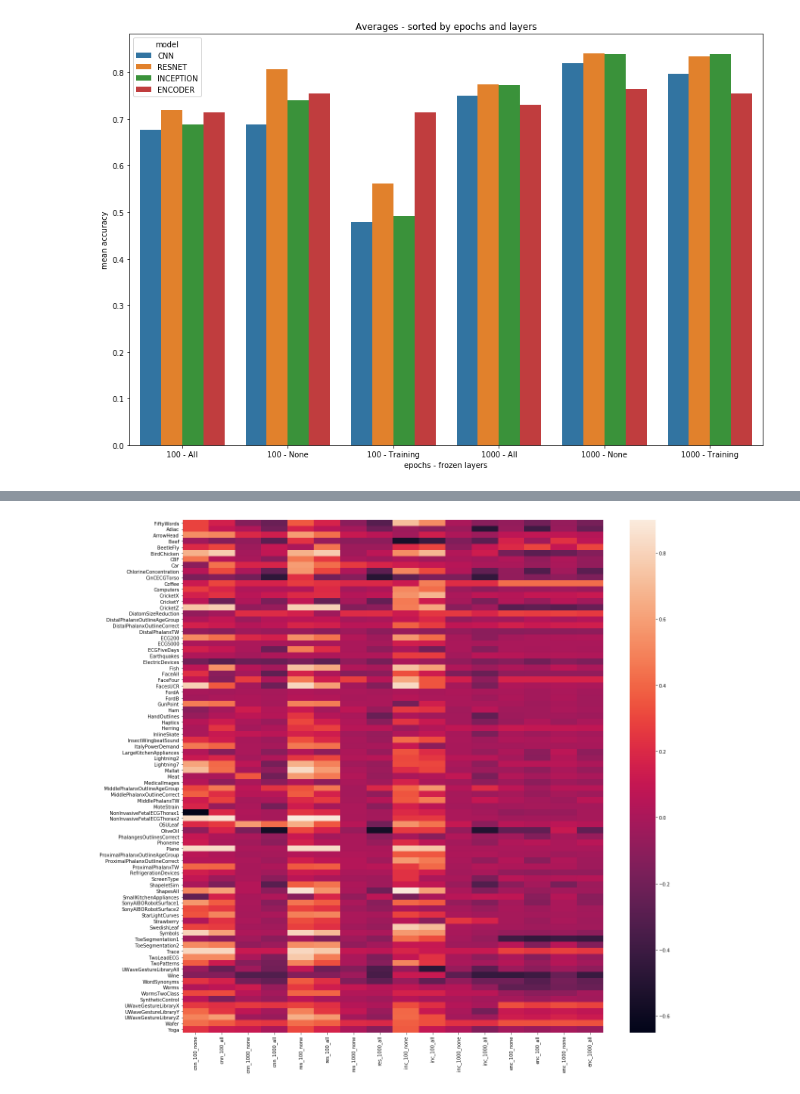
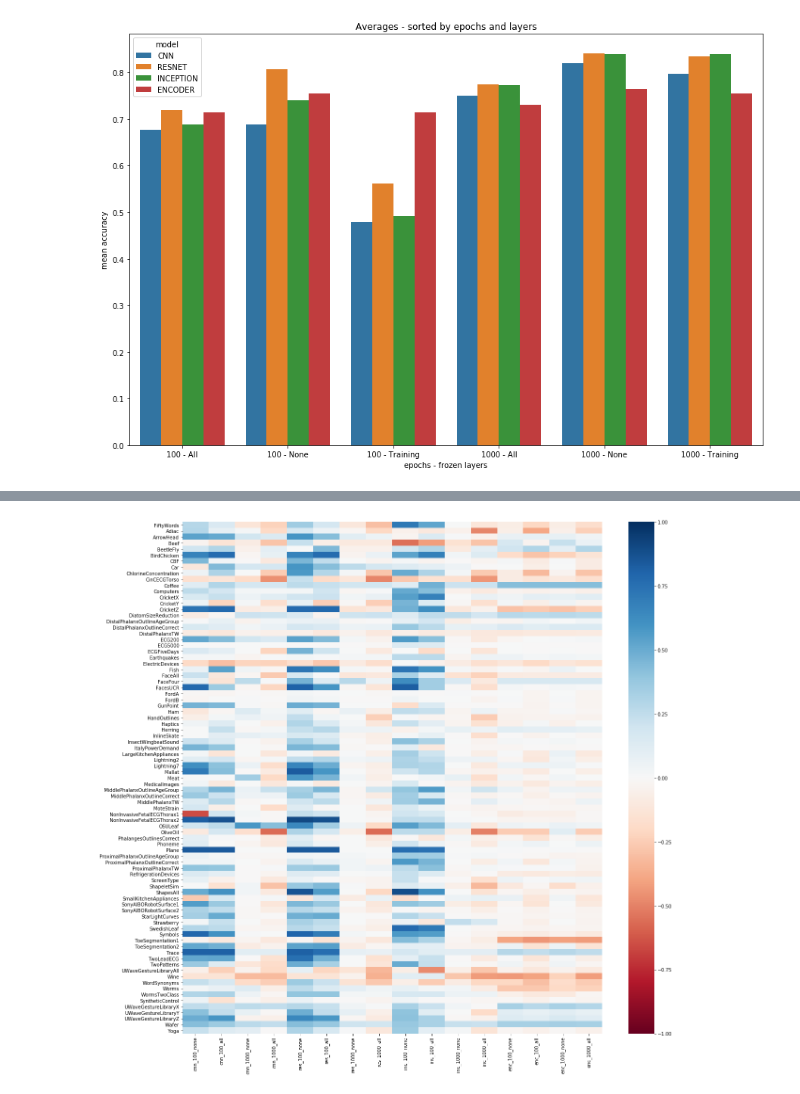
Before and after one commit to pia97/Transfer_Learning, a Jupyter notebook: results/Analyse new.ipynb, the cells around one changed output, grey strips where cells are left out. Drawn from its saved outputs; the diff is of its cells as text; code cells hidden in the pictures.

```diff
--- a/results/Analyse new.ipynb
+++ b/results/Analyse new.ipynb
@@ -55,6 +55,6 @@ def show_bar( set, name ):
     s.axes.yaxis.label.set_text( "accuracy" )
 # %%
-plt.rcParams[ "figure.figsize" ] = [ 40, 20 ]
+plt.rcParams[ "figure.figsize" ] = [ 10, 30 ]
 
 show_bar( df_100_none, '100 Epochs - None frozen' )
 plt.savefig( 'all_accuracy-100_none.png' )
@@ -212,6 +213,7 @@ heat = pd.DataFrame()
 cnn_100_none = df_100_none[ df_100_none[ 'model' ] == 'CNN' ].reset_index()
 cnn_1000_none = df_1000_none[ df_1000_none[ 'model' ] == 'CNN' ].reset_index()
 cnn_1000_all = df_1000_all[ df_1000_all[ 'model' ] == 'CNN' ].reset_index()
+cnn_100_all = df_100_all[ df_100_all[ 'model' ] == 'CNN' ].reset_index()
 
 res_100_none = df_100_none[ df_100_none[ 'model' ] == 'RESNET' ].reset_index()
 res_100_all = df_100_all[ df_100_all[ 'model' ] == 'RESNET' ].reset_index()
@@ -274,12 +276,12 @@ Yoga                     -0.019633    -0.052300      -0.012300     -0.052633
 # %%
 plt.rcParams[ "figure.figsize" ] = [ 20, 20 ]
 
-p = sns.heatmap( heat, annot = False )
+p = sns.heatmap( heat, annot = False, cmap = "RdBu", vmin=-1, vmax=1 )
 
 # + -> Transfer better
 # - -> normal better
 
 plt.savefig( 'heatmap.png' )
 plt.show()
 # %% [output]
-[figure, old version]
+[figure, new version]
```
Also changed, not shown: parts of 2 cells of this notebook.
